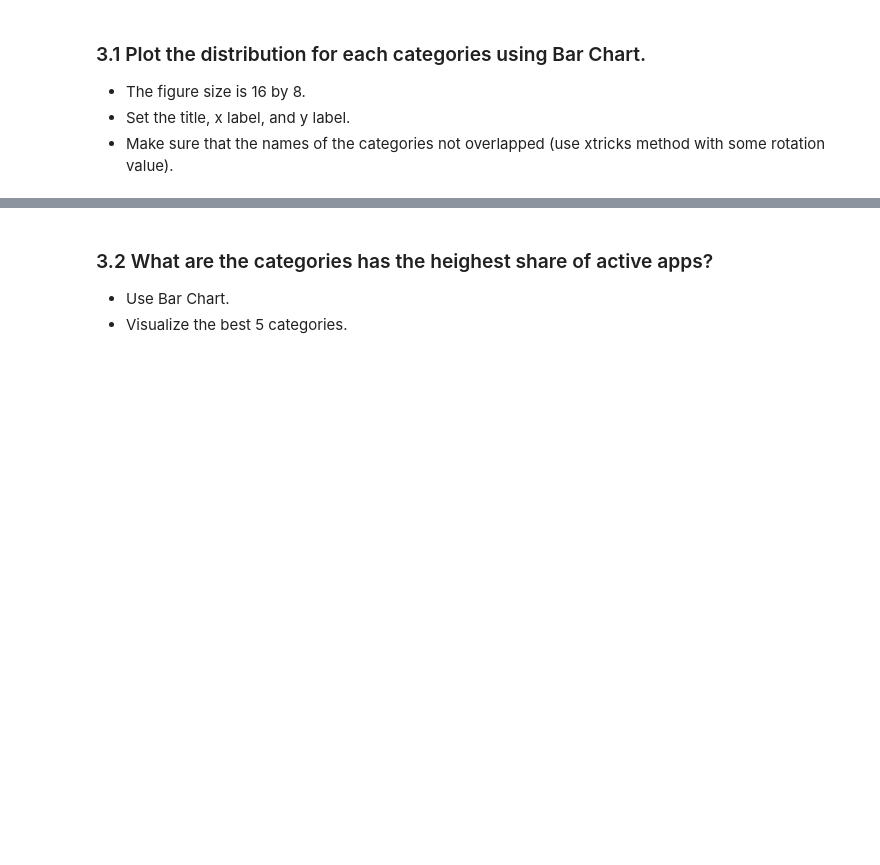
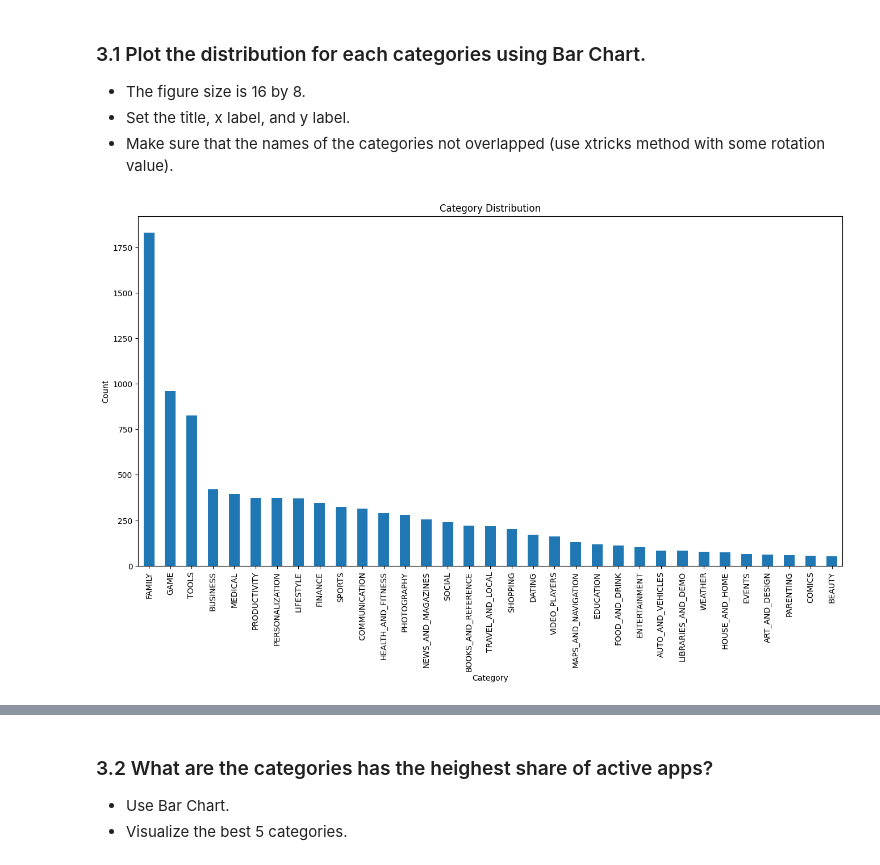
Before and after one commit to Tuwaiq-Data-Science-Bootcamp-V5/Matplotlib-Lab3, a Jupyter notebook: Matplotlib_Assignment3.ipynb, the cells around one changed output, grey strips where cells are left out. Saved outputs shown, nothing was run; the diff lists cells and outputs as text; code cells hidden in the pictures; blank space fills up the shorter version.

```diff
--- a/Matplotlib_Assignment3.ipynb
+++ b/Matplotlib_Assignment3.ipynb
@@ -249,3 +382,8 @@ Name: Price, Length: 92, dtype: int64
 - Remove unwanted characters.
 # %%
 # Write your code here
+# Clean the 'Installs' column
+appsData['Installs'] = appsData['Installs'].str.replace(',', '', regex=True)
+appsData['Installs'] = appsData['Installs'].str.replace(r'\+', '', regex=True)
+
+appsData['Installs']
@@ -272,2 +415,7 @@ Name: Installs, dtype: int64
 # %%
 # Write your code here
+# Clean the 'Price' column
+appsData['Price'] = appsData['Price'].str.replace('$', '', regex=False)
+appsData['Price'] = appsData['Price'].replace('Free', '0', regex=False).astype(float)
+
+appsData['Price'].unique()
@@ -306,3 +465,14 @@ def convert_col_data_type(lst_of_cols, dataset, data_type):
 - Use pd.to_datetime(df[col]) function.
 # %%
 # Write your code here
+
+# List of date columns
+date_columns = ['Last Updated']
+
+# Convert the specified date columns to a suitable format
+appsData[date_columns] = appsData[date_columns].apply(pd.to_datetime, errors='coerce')
+
+# Print the dataset with converted date columns
+print(appsData.dtypes)
+
+appsData
@@ -338,6 +520,26 @@ memory usage: 864.0+ KB
 - Set the title, x label, and y label.
 - Make sure that the names of the categories not overlapped (use xtricks method with some rotation value).
 # %%
-# Write your code here
+# Count the unique occurrences of each category
+category_counts = appsData['Category'].value_counts()
+
+# Create a bar chart
+plt.figure(figsize=(16, 8))
+
+# Plot the bars
+category_counts.plot(kind='bar')
+
+# Set the title, x label, and y label
+plt.title('Category Distribution')
+plt.xlabel('Category')
+plt.ylabel('Count')
+
+# Rotate x-axis labels to avoid overlap
+plt.xticks(rotation=90)
+
+# Show the plot
+plt.show()
+# %% [output]
+[figure, added]
 # %%
 # Output :-
```
Also changed, not shown: parts of 55 cells of this notebook.
